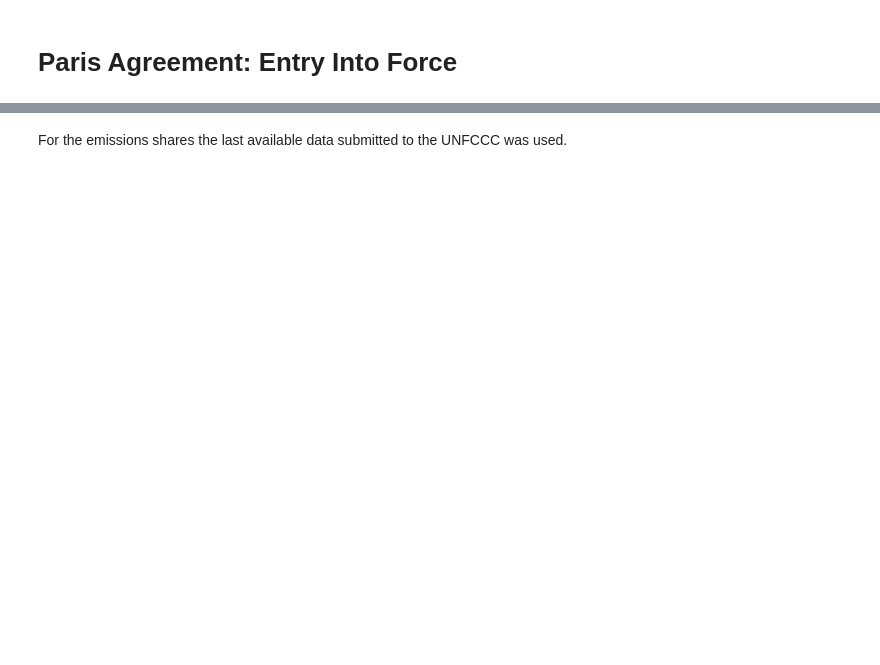
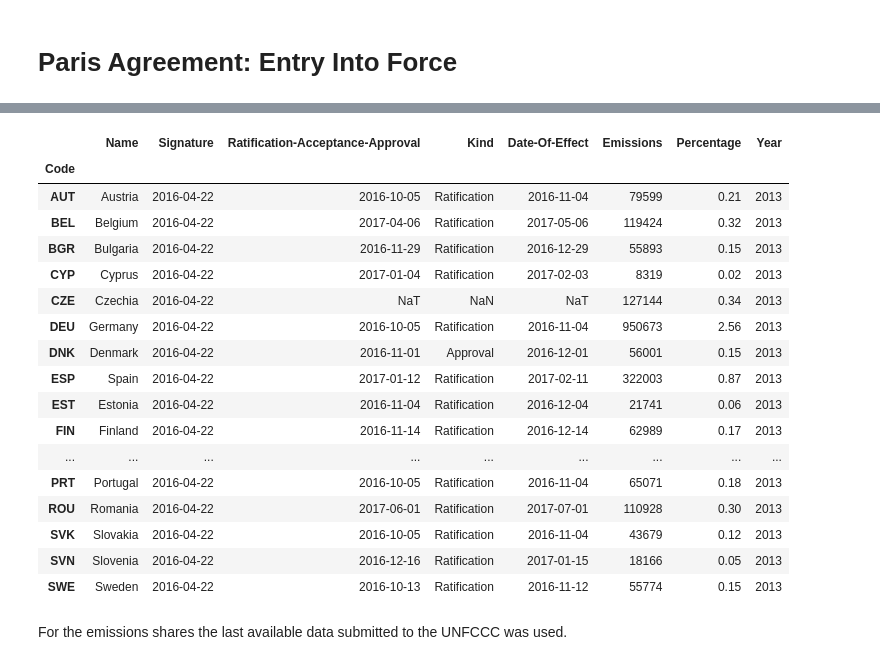
Before and after one commit to openclimatedata/notebooks, a Jupyter notebook: Paris Agreement Entry Into Force.ipynb, the cells around one changed output, grey strips where cells are left out. Cells and saved outputs as stored; diff of their text form; code cells hidden in the pictures; blank space fills up the shorter version.

```diff
--- a/Paris Agreement Entry Into Force.ipynb
+++ b/Paris Agreement Entry Into Force.ipynb
@@ -90,3 +55,24 @@ parties.loc[eu28]
+# %%
+parties.loc[EUROPEAN_UNION]
+# %% [output]
+|  | Name | Signature | Ratification-Acceptance-Approval | Kind | Date-Of-Effect | Emissions | Percentage | Year |
+| Code |  |  |  |  |  |  |  |  |
+| AUT | Austria | 2016-04-22 | 2016-10-05 | Ratification | 2016-11-04 | 79599 | 0.21 | 2013 |
+| BEL | Belgium | 2016-04-22 | 2017-04-06 | Ratification | 2017-05-06 | 119424 | 0.32 | 2013 |
+| BGR | Bulgaria | 2016-04-22 | 2016-11-29 | Ratification | 2016-12-29 | 55893 | 0.15 | 2013 |
+| CYP | Cyprus | 2016-04-22 | 2017-01-04 | Ratification | 2017-02-03 | 8319 | 0.02 | 2013 |
+| CZE | Czechia | 2016-04-22 | NaT | NaN | NaT | 127144 | 0.34 | 2013 |
+| DEU | Germany | 2016-04-22 | 2016-10-05 | Ratification | 2016-11-04 | 950673 | 2.56 | 2013 |
+| DNK | Denmark | 2016-04-22 | 2016-11-01 | Approval | 2016-12-01 | 56001 | 0.15 | 2013 |
+| ESP | Spain | 2016-04-22 | 2017-01-12 | Ratification | 2017-02-11 | 322003 | 0.87 | 2013 |
+| EST | Estonia | 2016-04-22 | 2016-11-04 | Ratification | 2016-12-04 | 21741 | 0.06 | 2013 |
+| FIN | Finland | 2016-04-22 | 2016-11-14 | Ratification | 2016-12-14 | 62989 | 0.17 | 2013 |
+| ... | ... | ... | ... | ... | ... | ... | ... | ... |
+| PRT | Portugal | 2016-04-22 | 2016-10-05 | Ratification | 2016-11-04 | 65071 | 0.18 | 2013 |
+| ROU | Romania | 2016-04-22 | 2017-06-01 | Ratification | 2017-07-01 | 110928 | 0.30 | 2013 |
+| SVK | Slovakia | 2016-04-22 | 2016-10-05 | Ratification | 2016-11-04 | 43679 | 0.12 | 2013 |
+| SVN | Slovenia | 2016-04-22 | 2016-12-16 | Ratification | 2017-01-15 | 18166 | 0.05 | 2013 |
+| SWE | Sweden | 2016-04-22 | 2016-10-13 | Ratification | 2016-11-12 | 55774 | 0.15 | 2013 |
 # %% [markdown]
 For the emissions shares the last available data submitted to the UNFCCC was used.
 # %%
```
Also changed, not shown: parts of 13 cells of this notebook, 4 other files.
